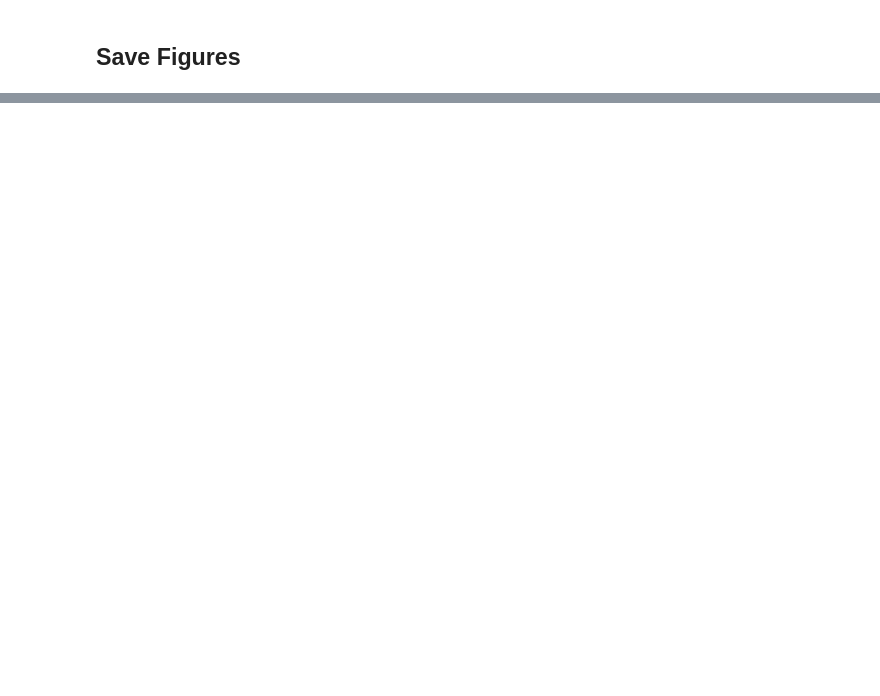
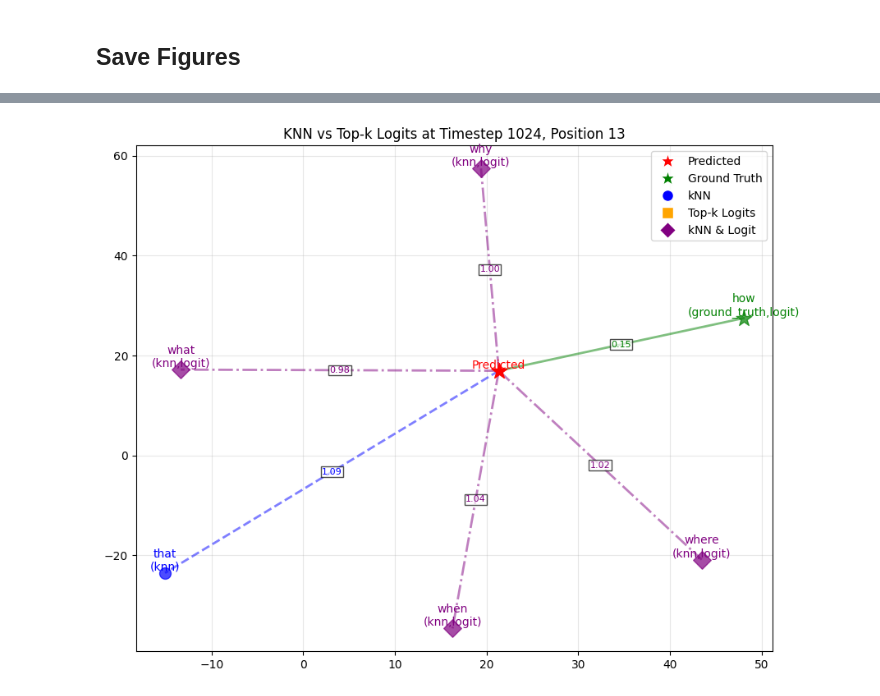
Before and after one commit to jwarczynski/ShortcutFM, a Jupyter notebook: notebooks/token_analysis_example.ipynb, the cells around one changed output, grey strips where cells are left out. Drawn from its saved outputs; the diff is of its cells as text; code cells hidden in the pictures; blank space fills up the shorter version.

Commit message:
feat: umpa visulasatin of top 5 tokens

```diff
--- a/notebooks/token_analysis_example.ipynb
+++ b/notebooks/token_analysis_example.ipynb
@@ -295,0 +593,22 @@ Figure saved to ../reports/figures\token_analysis_example_0.png
+# %%
+# Visualize k-nearest neighbors for a given position and timestep
+
+# from shortcutfm.analysis.token_analysis import visualize_knn_embeddings
+
+# Choose which timestep and position to visualize
+# For example, last timestep and first loss position:
+timestep_idx = -1  # last timestep
+position_idx = 1   # first position in loss_positions
+
+# You can change k to visualize more or fewer neighbors
+k = 5
+
+visualize_knn_embeddings(
+    token_results,
+    timestep_idx=timestep_idx,
+    position_idx=position_idx,
+    k=k,
+    figsize=(10, 8)
+)
+# %% [output]
+[figure, added]
```
Also changed, not shown: parts of 7 cells of this notebook, 1 other file.
